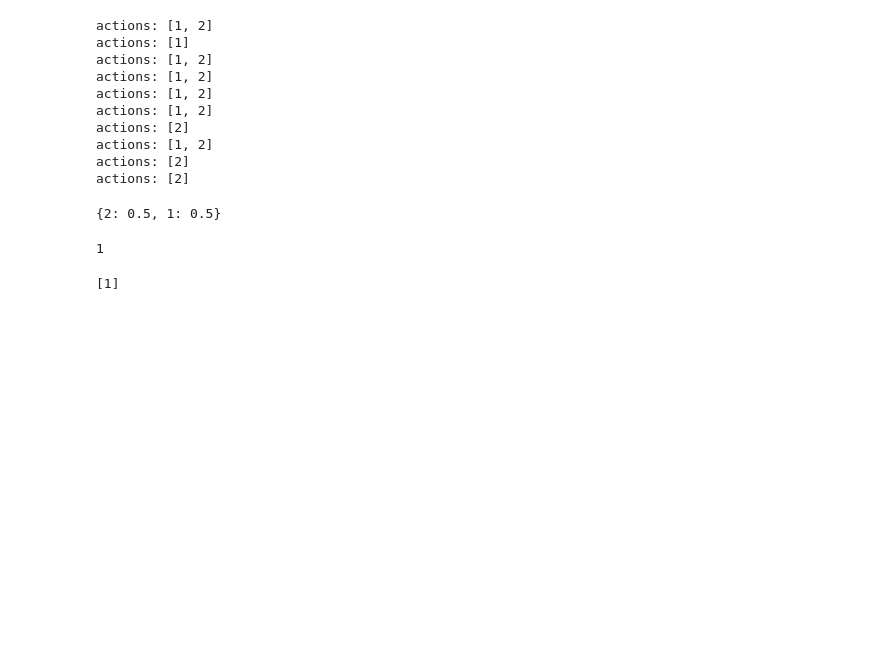
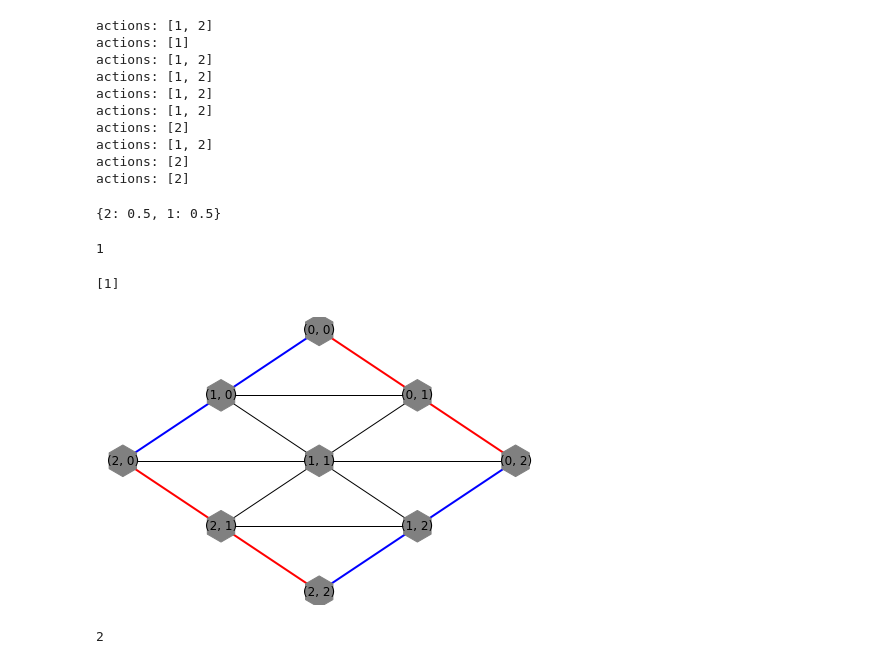
Before and after one commit to AndersBjelland/IT3105_Project2, a Jupyter notebook: MCTS test.ipynb, the cells around one changed output. Saved outputs shown, nothing was run; the diff lists cells and outputs as text; code cells hidden in the pictures; blank space fills up the shorter version.

Commit message:
functional mcts with variable rollout batch size

```diff
--- a/MCTS test.ipynb
+++ b/MCTS test.ipynb
@@ -168,3 +177,20 @@ env.remaining
 env.available_actions()
 # %% [output]
 [1]
+# %%
+h = Hex((3,3))
+encoder = HexEncoder(padding=2)
+h.set_encoder(encoder)
+actor = Actor(learning_rate=0.001,
+             epsilon=0.0,
+             end_epsilon=0.0,
+             nn_shape=(64, 9),
+             filters=(56,56),
+             kernel_sizes=((3,3),(1,1)),
+                nn_opt='Adam',
+              nn_activation='relu',
+              nn_last_activation='softmax',
+              nn_loss= 'categorical_crossentropy',
+              encoder=encoder
+             )
+mcts = MCTS(actor, h)
@@ -170,0 +199,16 @@ env.available_actions()
+# %%
+h.display_board()
+# %% [output]
+[figure, added]
+# %%
+visited = []
+to_visit = [mcts.root]
+
+while len(to_visit)>0:
+    current = to_visit.pop()
+    visited.append(current)
+    to_visit+= current.get_children()
+
+len(visited)
+# %% [output]
+2
```
Also changed, not shown: parts of 10 cells of this notebook, 4 other files.
